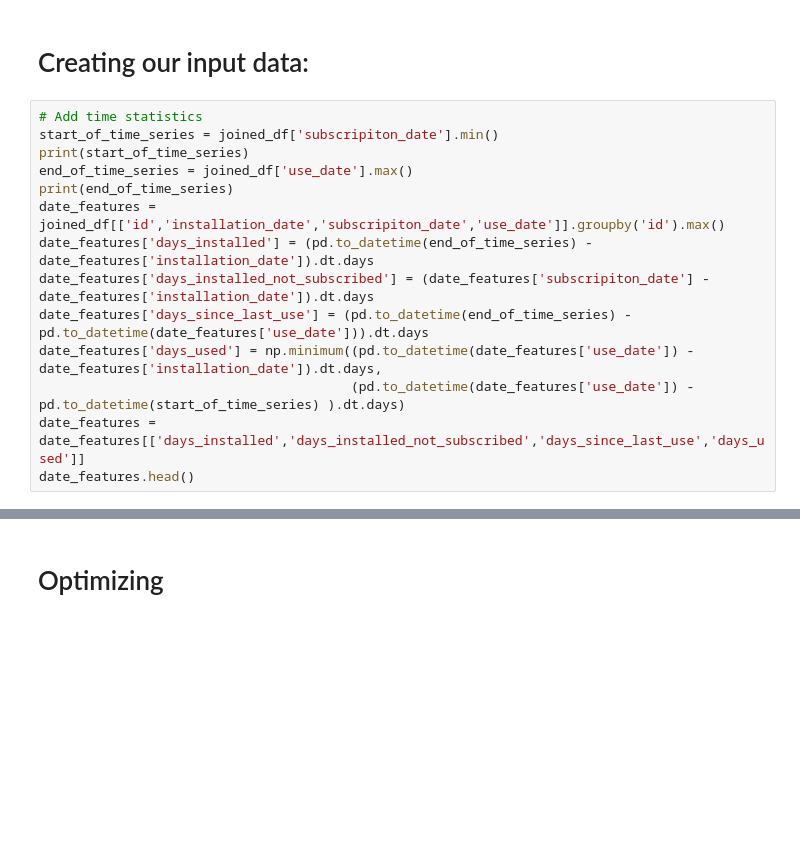
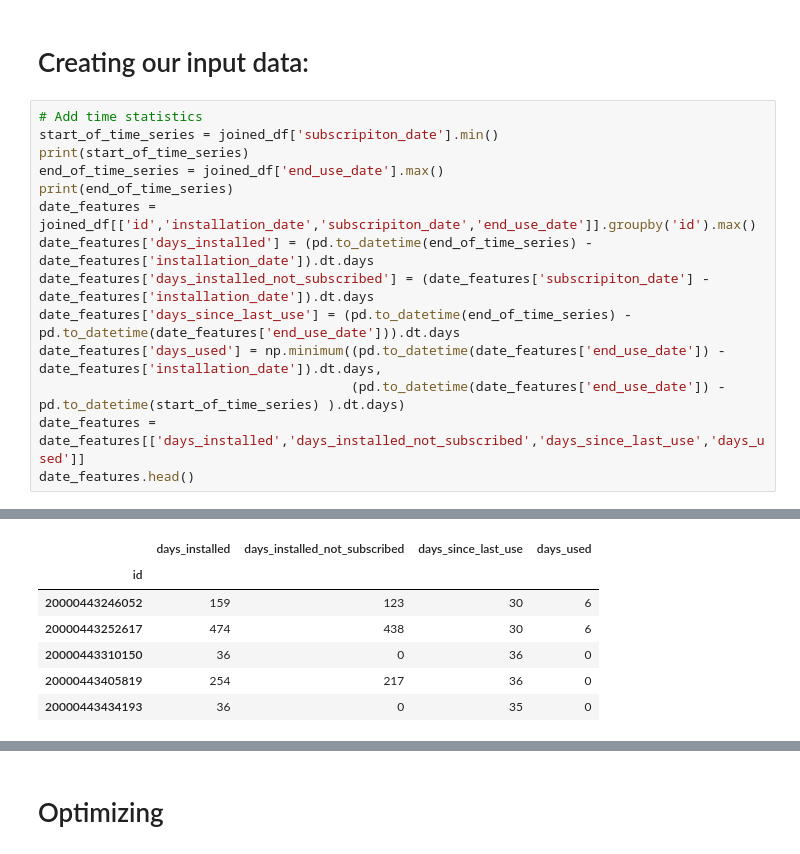
Before and after one commit to tomyitav/datahack-2018-challenge, a Jupyter notebook: datahack_2018.ipynb, the cells around one changed output, grey strips where cells are left out. Cells and saved outputs as stored; diff of their text form; blank space fills up the shorter version.

```diff
--- a/datahack_2018.ipynb
+++ b/datahack_2018.ipynb
@@ -124,13 +216,14 @@ joined_df = joined_df[joined_df['usage_duration']<200]
 # Add time statistics
 start_of_time_series = joined_df['subscripiton_date'].min()
 print(start_of_time_series)
-end_of_time_series = joined_df['use_date'].max()
+end_of_time_series = joined_df['end_use_date'].max()
 print(end_of_time_series)
-date_features = joined_df[['id','installation_date','subscripiton_date','use_date']].groupby('id').max()
+date_features = joined_df[['id','installation_date','subscripiton_date','end_use_date']].groupby('id').max()
 date_features['days_installed'] = (pd.to_datetime(end_of_time_series) - date_features['installation_date']).dt.days
 date_features['days_installed_not_subscribed'] = (date_features['subscripiton_date'] - date_features['installation_date']).dt.days
-date_features['days_since_last_use'] = (pd.to_datetime(end_of_time_series) - pd.to_datetime(date_features['use_date'])).dt.days
-date_features['days_used'] = np.minimum((pd.to_datetime(date_features['use_date']) - date_features['installation_date']).dt.days,
-                                        (pd.to_datetime(date_features['use_date']) - pd.to_datetime(start_of_time_series) ).dt.days)
+date_features['days_since_last_use'] = (pd.to_datetime(end_of_time_series) - pd.to_datetime(date_features['end_use_date'])).dt.days
+date_features['days_used'] = np.minimum((pd.to_datetime(date_features['end_use_date']) - date_features['installation_date']).dt.days,
+                                        (pd.to_datetime(date_features['end_use_date']) - pd.to_datetime(start_of_time_series) ).dt.days)
 date_features = date_features[['days_installed','days_installed_not_subscribed','days_since_last_use','days_used']]
 date_features.head()
+# %% [output]
@@ -137,3 +232,10 @@ date_features.head()
+|  | days_installed | days_installed_not_subscribed | days_since_last_use | days_used |
+| id |  |  |  |  |
+| 20000443246052 | 159 | 123 | 30 | 6 |
+| 20000443252617 | 474 | 438 | 30 | 6 |
+| 20000443310150 | 36 | 0 | 36 | 0 |
+| 20000443405819 | 254 | 217 | 36 | 0 |
+| 20000443434193 | 36 | 0 | 35 | 0 |
 # %%
 # extract mean usage time for FaceTune features
 users_mean_usage_time = pd.pivot_table(joined_df[['id', 'feature_name', 'usage_duration']], values='usage_duration', index=['id'], columns=['feature_name'], aggfunc=np.mean, fill_value=0)
```
Also changed, not shown: parts of 40 cells of this notebook.
